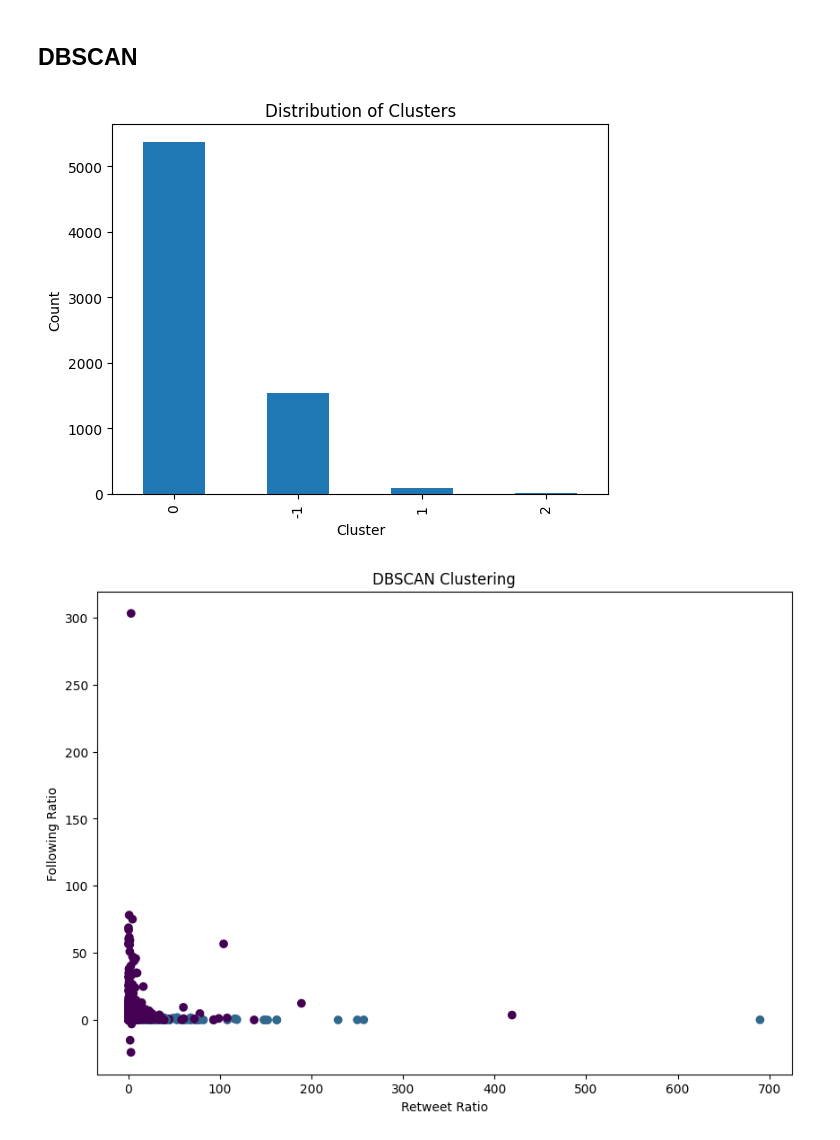
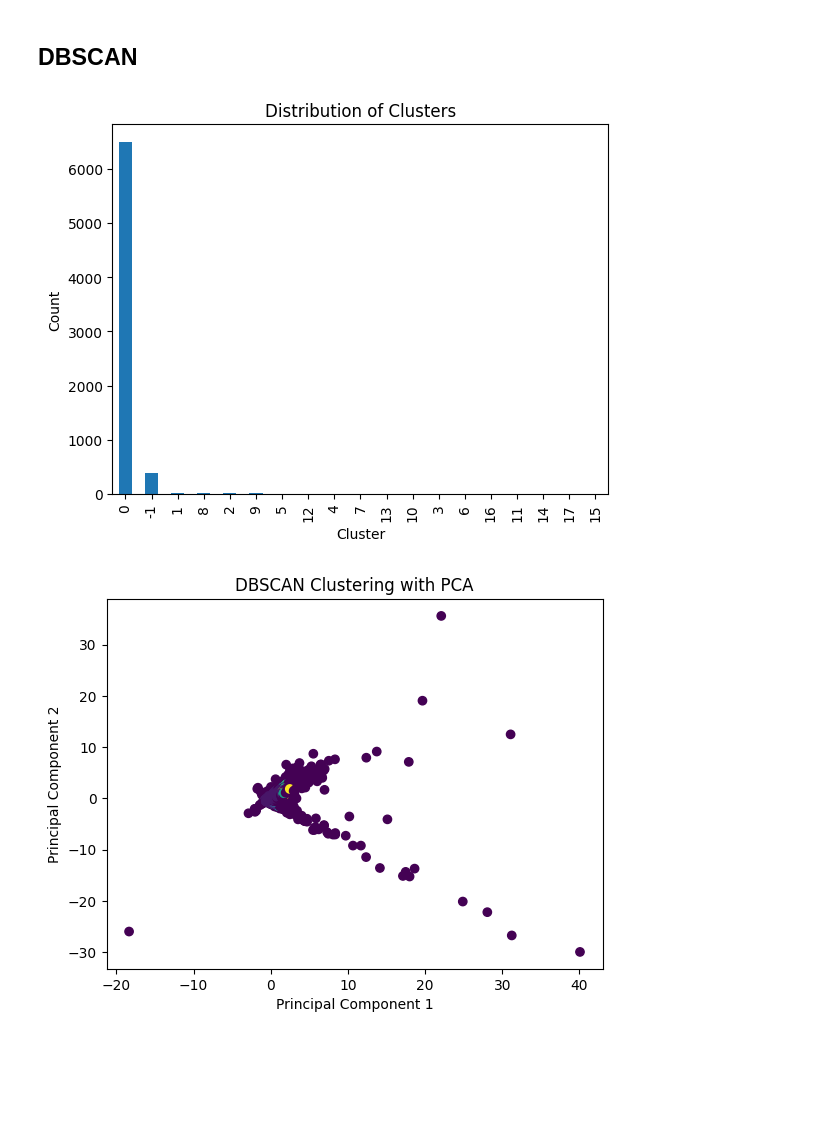
Before and after one commit to davisf20/characterization-of-user-misbehavior-in-online-social-media, a Jupyter notebook: notebooks/clusteringAnalysis.ipynb, the cells around one changed output. Saved outputs shown, nothing was run; the diff lists cells and outputs as text; code cells hidden in the pictures; blank space fills up the shorter version.

```diff
--- a/notebooks/clusteringAnalysis.ipynb
+++ b/notebooks/clusteringAnalysis.ipynb
@@ -32,10 +33,14 @@ core_users_standardized = (core_users_clustering[features] - core_users_clusteri
 # Sostituisci i valori mancanti con 0
 core_users_standardized = core_users_standardized.fillna(0)
 
+# Applica PCA
+pca = PCA(n_components=3)
+core_users_pca = pca.fit_transform(core_users_standardized)
+
 # Calcola la WCSS per diverse quantità di cluster
 wcss = []
 for i in range(1, 21):
-    kmeans = KMeans(n_clusters=i, n_init=20, random_state=0).fit(core_users_standardized)
+    kmeans = KMeans(n_clusters=i, n_init=20, random_state=0).fit(core_users_pca)
     wcss.append(kmeans.inertia_)
 
 # Visualizza la WCSS in funzione del numero di cluster
@@ -44,8 +49,4 @@ plt.title('Elbow Method')
 plt.xlabel('Number of clusters')
 plt.ylabel('WCSS')
 plt.show()
-
-# Applica PCA
-pca = PCA(n_components=2)
-core_users_pca = pca.fit_transform(core_users_standardized)
 # %% [output]
@@ -85,7 +108,7 @@ plt.show()
 ## DBSCAN
 # %%
 # Eseguiamo DBSCAN sui dati
-db = DBSCAN(eps=0.3, min_samples=10).fit(core_users_standardized)
+db = DBSCAN(eps=0.1, min_samples=5).fit(core_users_pca)
 
 # Aggiungi le etichette dei cluster ai dati
 core_users_clustering['db_cluster'] = db.labels_
@@ -97,22 +120,22 @@ plt.ylabel('Count')
 plt.title('Distribution of Clusters')
 plt.show()
 # %% [output]
-[figure, old version]
+[figure, new version]
 # %%
 # Visualizziamo i risultati
-plt.figure(figsize=(10, 7))
-plt.scatter(core_users_clustering['retweet_ratio'], core_users_clustering['following_ratio'], c=core_users_clustering['db_cluster'])
-plt.xlabel('Retweet Ratio')
-plt.ylabel('Following Ratio')
-plt.title('DBSCAN Clustering')
+# plt.figure(figsize=(10, 7))
+plt.scatter(core_users_pca[:, 0], core_users_pca[:, 1], c=core_users_clustering['db_cluster'])
+plt.xlabel('Principal Component 1')
+plt.ylabel('Principal Component 2')
+plt.title('DBSCAN Clustering with PCA')
 plt.show()
 
 # # Creiamo uno scatter plot
 # plt.figure(figsize=(10, 7))
 # plt.scatter(core_users_pca[:, 0], core_users_pca[:, 1], c=core_users_clustering['db_cluster'], cmap='viridis')
 # plt.title('DBSCAN Clustering with PCA')
 # plt.xlabel('Principal Component 1')
 # plt.ylabel('Principal Component 2')
 # plt.show()
 # %% [output]
-[figure, old version]
+[figure, new version]
```
Also changed, not shown: parts of 4 cells of this notebook, 1 other file.
